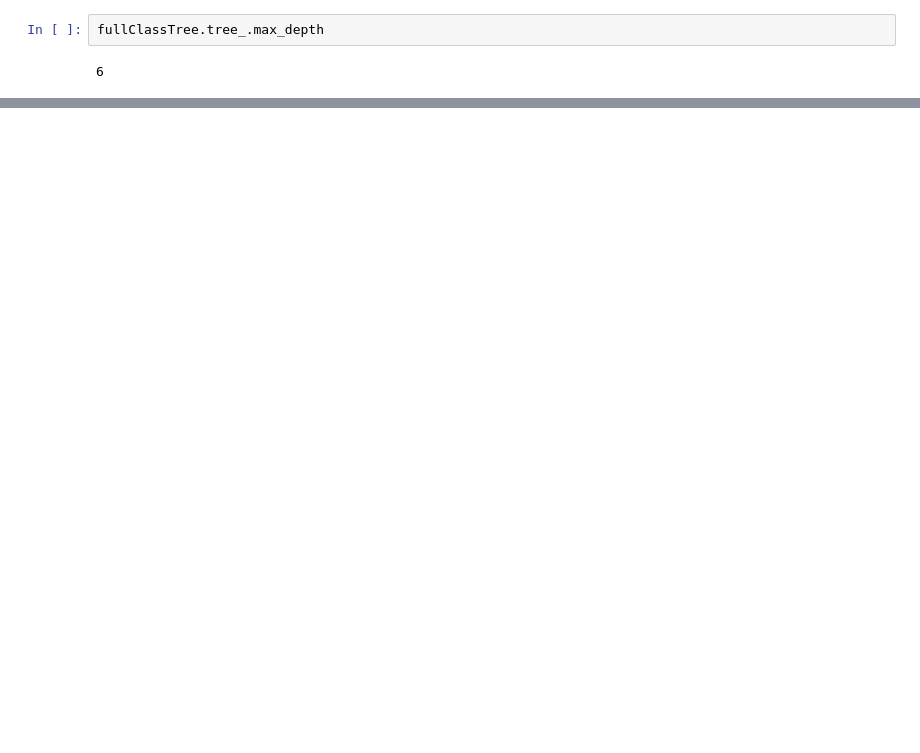
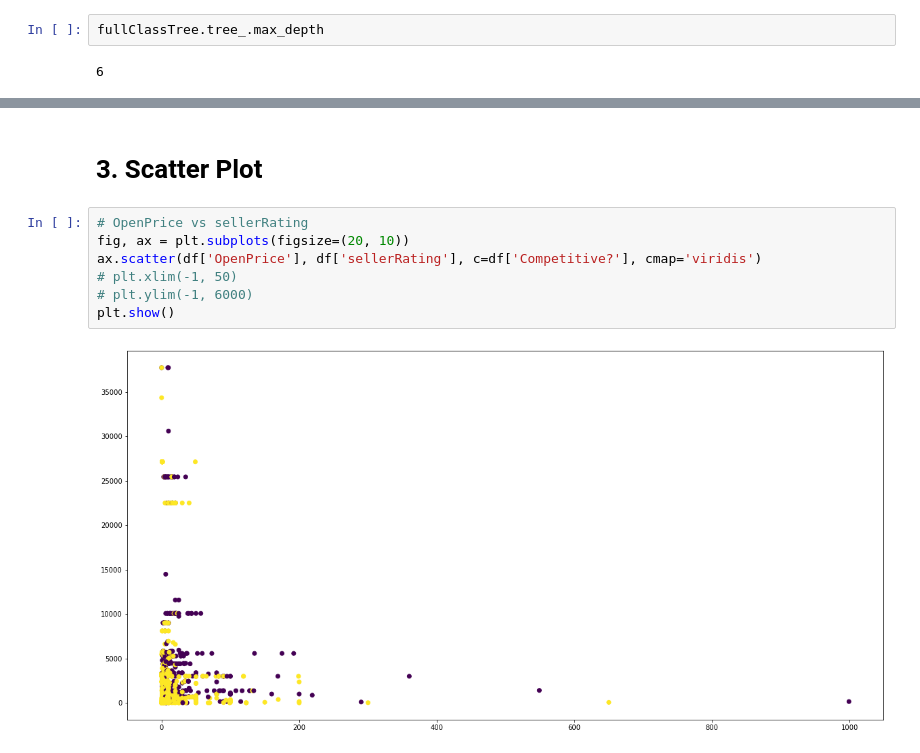
Before and after one commit to MiracleSkyHawk/RSM8413_GA2, a Jupyter notebook: RSM8413_GA2.ipynb, the cells around one changed output, grey strips where cells are left out. Drawn from its saved outputs; the diff is of its cells as text; blank space fills up the shorter version.

```diff
--- a/RSM8413_GA2.ipynb
+++ b/RSM8413_GA2.ipynb
@@ -214,0 +355,11 @@ ExecutableNotFound: failed to execute WindowsPath('dot'), make sure the Graphviz
+# %% [markdown]
+# 3. Scatter Plot
+# %%
+# OpenPrice vs sellerRating
+fig, ax = plt.subplots(figsize=(20, 10))
+ax.scatter(df['OpenPrice'], df['sellerRating'], c=df['Competitive?'], cmap='viridis')
+# plt.xlim(-1, 50)
+# plt.ylim(-1, 6000)
+plt.show()
+# %% [output]
+[figure, added]
```
Also changed, not shown: parts of 46 cells of this notebook, 10 other files.
